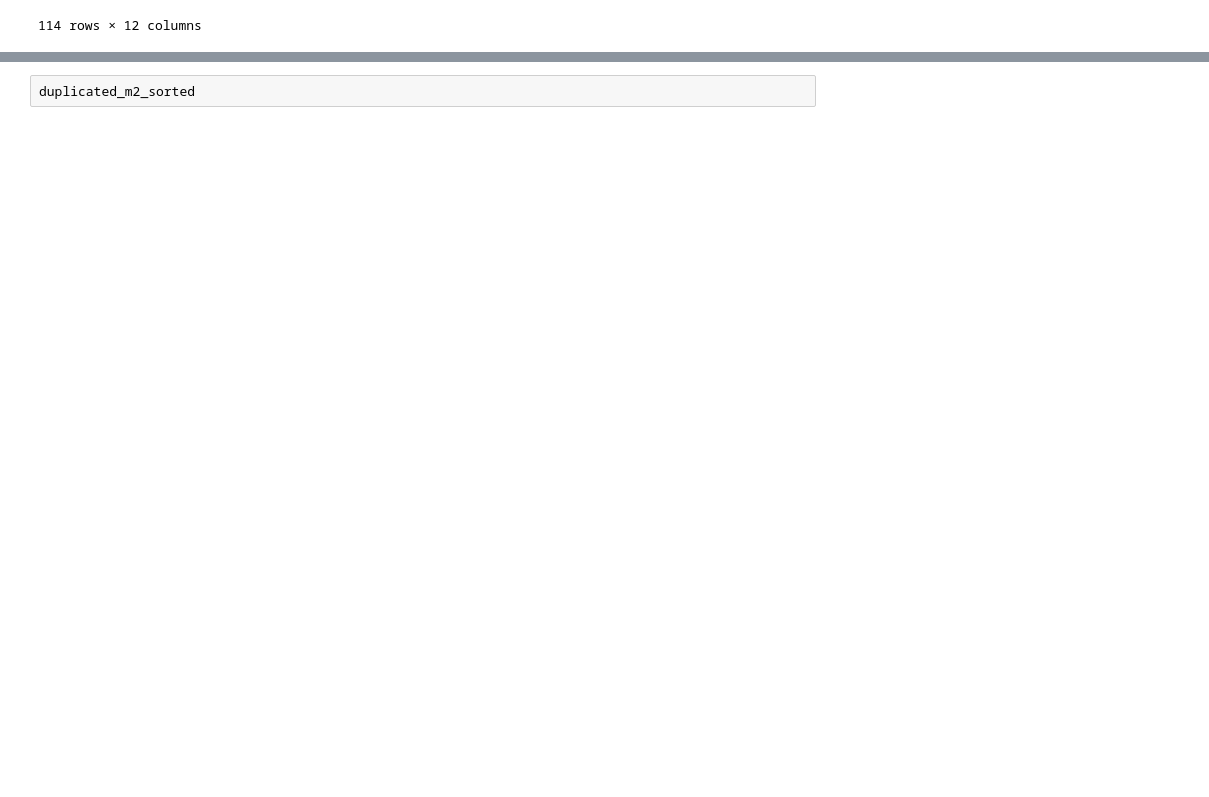
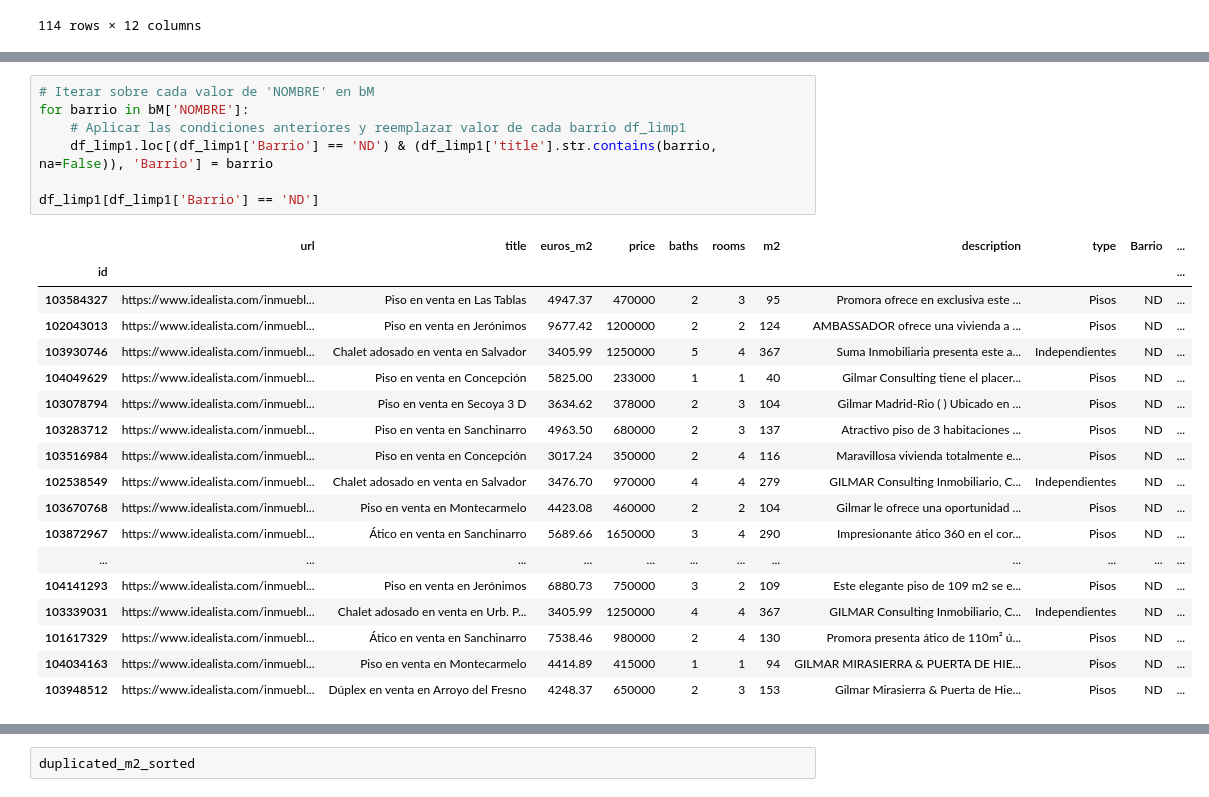
Before and after one commit to angelgvill/DS_Analisis_Datos, a Jupyter notebook: notebooks/02_Analisis_exploratorio.ipynb, the cells around one changed output, grey strips where cells are left out. Saved outputs shown, nothing was run; the diff lists cells and outputs as text; blank space fills up the shorter version.

```diff
--- a/notebooks/02_Analisis_exploratorio.ipynb
+++ b/notebooks/02_Analisis_exploratorio.ipynb
@@ -1130,0 +1169,26 @@ Voy a aplicar un codigo que va borrando duplicados con algunos criterios sucesiv
+# %%
+# Iterar sobre cada valor de 'NOMBRE' en bM
+for barrio in bM['NOMBRE']:
+    # Aplicar las condiciones anteriores y reemplazar valor de cada barrio df_limp1
+    df_limp1.loc[(df_limp1['Barrio'] == 'ND') & (df_limp1['title'].str.contains(barrio, na=False)), 'Barrio'] = barrio
+
+df_limp1[df_limp1['Barrio'] == 'ND']
+# %% [output]
+|  | url | title | euros_m2 | price | baths | rooms | m2 | description | type | Barrio | ... |
+| id |  |  |  |  |  |  |  |  |  |  | ... |
+| 103584327 | https://www.idealista.com/inmuebl... | Piso en venta en Las Tablas | 4947.37 | 470000 | 2 | 3 | 95 | Promora ofrece en exclusiva este ... | Pisos | ND | ... |
+| 102043013 | https://www.idealista.com/inmuebl... | Piso en venta en Jerónimos | 9677.42 | 1200000 | 2 | 2 | 124 | AMBASSADOR ofrece una vivienda a ... | Pisos | ND | ... |
+| 103930746 | https://www.idealista.com/inmuebl... | Chalet adosado en venta en Salvador | 3405.99 | 1250000 | 5 | 4 | 367 | Suma Inmobiliaria presenta este a... | Independientes | ND | ... |
+| 104049629 | https://www.idealista.com/inmuebl... | Piso en venta en Concepción | 5825.00 | 233000 | 1 | 1 | 40 | Gilmar Consulting tiene el placer... | Pisos | ND | ... |
+| 103078794 | https://www.idealista.com/inmuebl... | Piso en venta en Secoya 3 D | 3634.62 | 378000 | 2 | 3 | 104 | Gilmar Madrid-Rio ( ) Ubicado en ... | Pisos | ND | ... |
+| 103283712 | https://www.idealista.com/inmuebl... | Piso en venta en Sanchinarro | 4963.50 | 680000 | 2 | 3 | 137 | Atractivo piso de 3 habitaciones ... | Pisos | ND | ... |
+| 103516984 | https://www.idealista.com/inmuebl... | Piso en venta en Concepción | 3017.24 | 350000 | 2 | 4 | 116 | Maravillosa vivienda totalmente e... | Pisos | ND | ... |
+| 102538549 | https://www.idealista.com/inmuebl... | Chalet adosado en venta en Salvador | 3476.70 | 970000 | 4 | 4 | 279 | GILMAR Consulting Inmobiliario, C... | Independientes | ND | ... |
+| 103670768 | https://www.idealista.com/inmuebl... | Piso en venta en Montecarmelo | 4423.08 | 460000 | 2 | 2 | 104 | Gilmar le ofrece una oportunidad ... | Pisos | ND | ... |
+| 103872967 | https://www.idealista.com/inmuebl... | Ático en venta en Sanchinarro | 5689.66 | 1650000 | 3 | 4 | 290 | Impresionante ático 360 en el cor... | Pisos | ND | ... |
+| ... | ... | ... | ... | ... | ... | ... | ... | ... | ... | ... | ... |
+| 104141293 | https://www.idealista.com/inmuebl... | Piso en venta en Jerónimos | 6880.73 | 750000 | 3 | 2 | 109 | Este elegante piso de 109 m2 se e... | Pisos | ND | ... |
+| 103339031 | https://www.idealista.com/inmuebl... | Chalet adosado en venta en Urb. P... | 3405.99 | 1250000 | 4 | 4 | 367 | GILMAR Consulting Inmobiliario, C... | Independientes | ND | ... |
+| 101617329 | https://www.idealista.com/inmuebl... | Ático en venta en Sanchinarro | 7538.46 | 980000 | 2 | 4 | 130 | Promora presenta ático de 110m² ú... | Pisos | ND | ... |
+| 104034163 | https://www.idealista.com/inmuebl... | Piso en venta en Montecarmelo | 4414.89 | 415000 | 1 | 1 | 94 | GILMAR MIRASIERRA & PUERTA DE HIE... | Pisos | ND | ... |
+| 103948512 | https://www.idealista.com/inmuebl... | Dúplex en venta en Arroyo del Fresno | 4248.37 | 650000 | 2 | 3 | 153 | Gilmar Mirasierra & Puerta de Hie... | Pisos | ND | ... |
```
Also changed, not shown: parts of 7 cells of this notebook.
